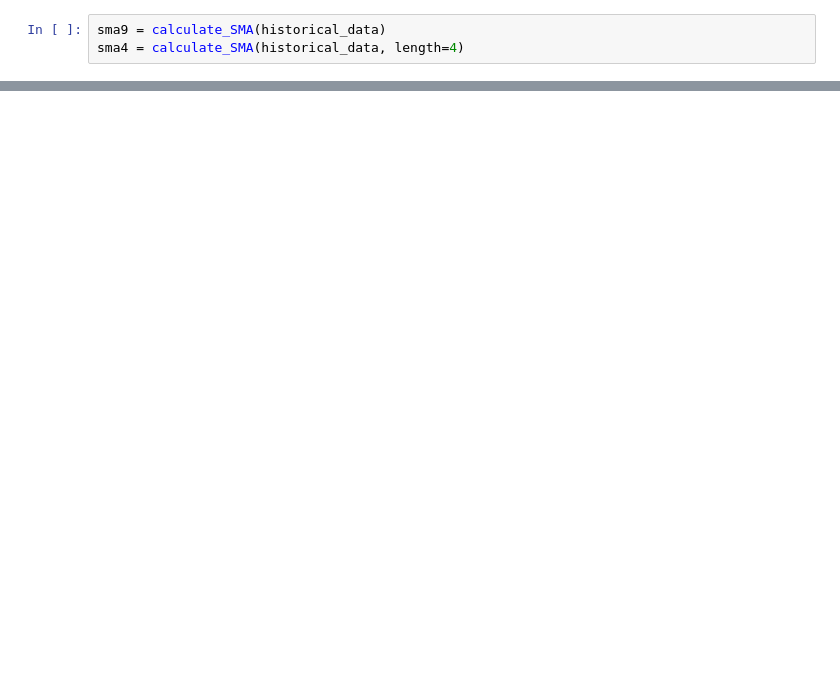
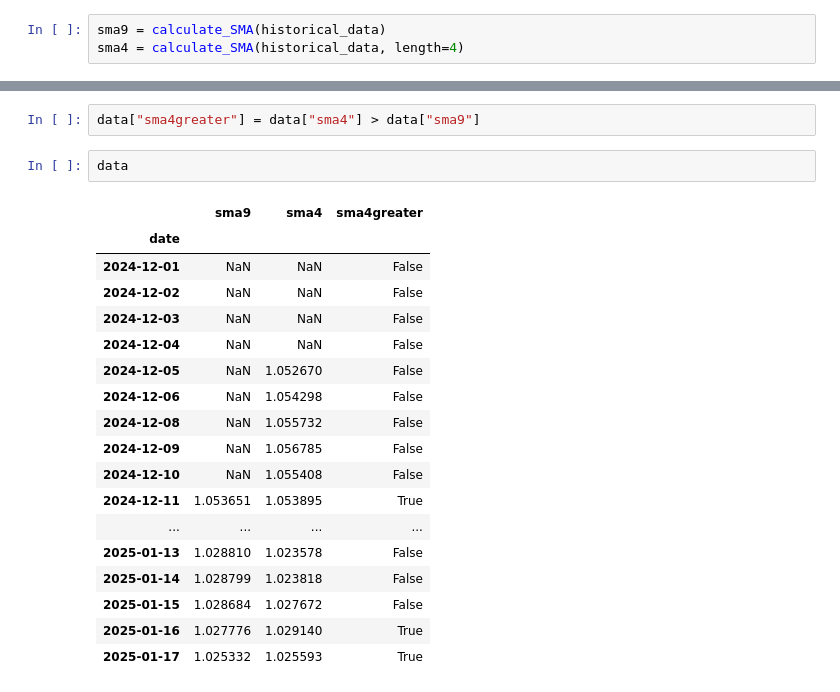
Before and after one commit to harsnyi/FXpilot., a Jupyter notebook: fx_screen/notebooks/1.ipynb, the cells around one changed output, grey strips where cells are left out. Saved outputs shown, nothing was run; the diff lists cells and outputs as text; blank space fills up the shorter version.

```diff
--- a/fx_screen/notebooks/1.ipynb
+++ b/fx_screen/notebooks/1.ipynb
@@ -61,0 +83,23 @@ plt.show()
+# %%
+data["sma4greater"] = data["sma4"] > data["sma9"]
+# %%
+data
+# %% [output]
+|  | sma9 | sma4 | sma4greater |
+| date |  |  |  |
+| 2024-12-01 | NaN | NaN | False |
+| 2024-12-02 | NaN | NaN | False |
+| 2024-12-03 | NaN | NaN | False |
+| 2024-12-04 | NaN | NaN | False |
+| 2024-12-05 | NaN | 1.052670 | False |
+| 2024-12-06 | NaN | 1.054298 | False |
+| 2024-12-08 | NaN | 1.055732 | False |
+| 2024-12-09 | NaN | 1.056785 | False |
+| 2024-12-10 | NaN | 1.055408 | False |
+| 2024-12-11 | 1.053651 | 1.053895 | True |
+| ... | ... | ... | ... |
+| 2025-01-13 | 1.028810 | 1.023578 | False |
+| 2025-01-14 | 1.028799 | 1.023818 | False |
+| 2025-01-15 | 1.028684 | 1.027672 | False |
+| 2025-01-16 | 1.027776 | 1.029140 | True |
+| 2025-01-17 | 1.025332 | 1.025593 | True |
```
Also changed, not shown: parts of 7 cells of this notebook, 2 other files.
